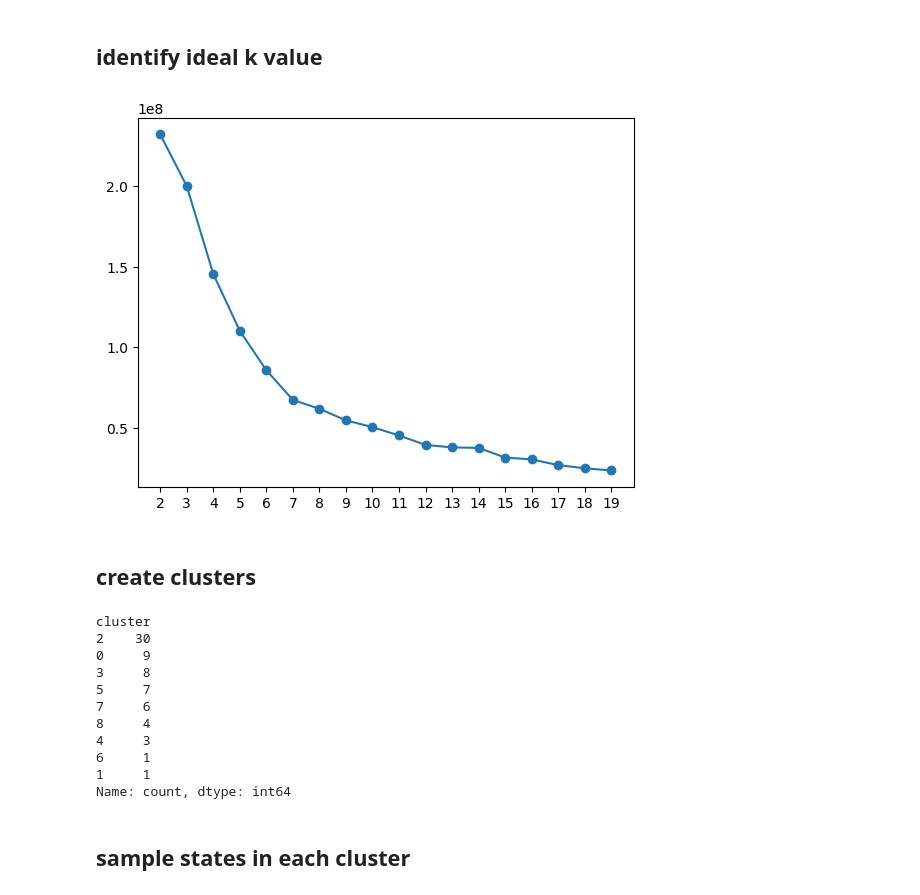
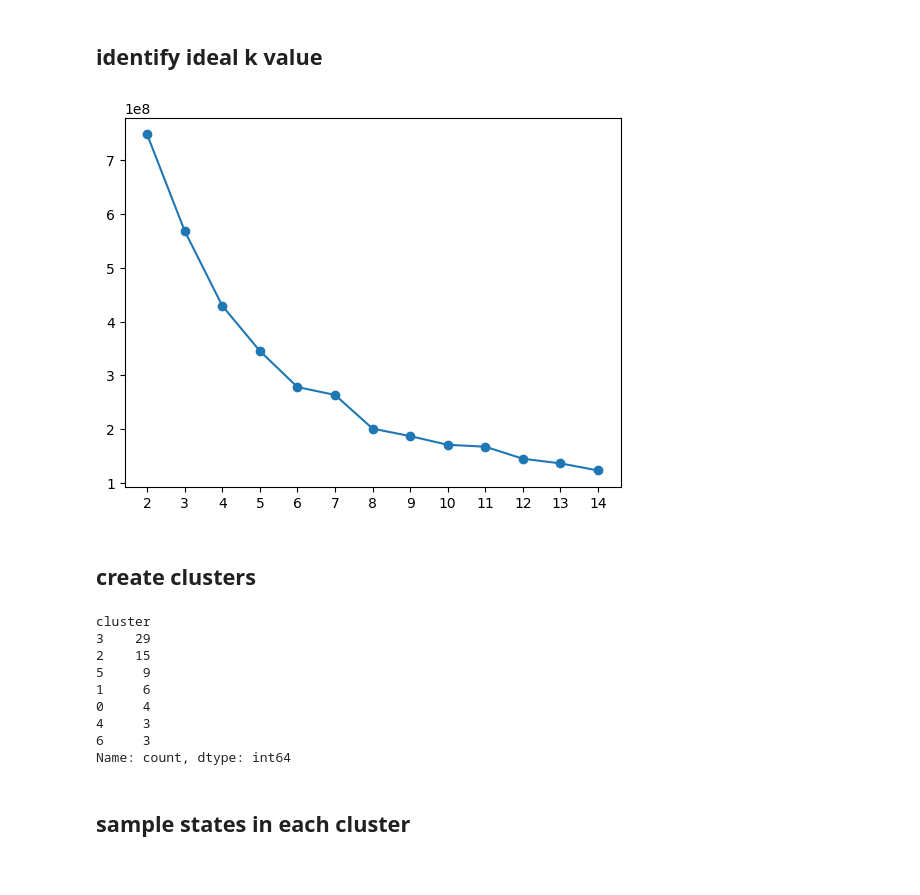
Before and after one commit to green-638/inst414_module4_assignment, a Jupyter notebook: assignment4.ipynb, the cells around one changed output. Cells and saved outputs as stored; diff of their text form; code cells hidden in the pictures.

```diff
--- a/assignment4.ipynb
+++ b/assignment4.ipynb
@@ -135,33 +135,31 @@ Name: count, dtype: int64
 ## identify ideal k value
 # %%
 intertia_values = []
-for k in range(2, 20):
+for k in range(2, 15):
     cluster_model = KMeans(n_clusters=k)
     cluster_model.fit(state_events)
     intertia_values.append(cluster_model.inertia_)
 # %%
-plt.plot(range(2, 20), intertia_values, marker='o')
-plt.xticks(range(2, 20))
+plt.plot(range(2, 15), intertia_values, marker='o')
+plt.xticks(range(2, 15))
 plt.show()
 # %% [output]
-[figure, old version]
+[figure, new version]
 # %% [markdown]
 ## create clusters
 # %%
-cluster_model = KMeans(n_clusters=9)
+cluster_model = KMeans(n_clusters=7)
 state_events['cluster'] = cluster_model.fit_predict(state_events)
 state_events['cluster'].value_counts()
 # %% [output]
 cluster
-2    30
-0     9
-3     8
-5     7
-7     6
-8     4
+3    29
+2    15
+5     9
+1     6
+0     4
 4     3
-6     1
-1     1
+6     3
 Name: count, dtype: int64
 # %% [markdown]
 ## sample states in each cluster
```
Also changed, not shown: parts of 9 cells of this notebook.
